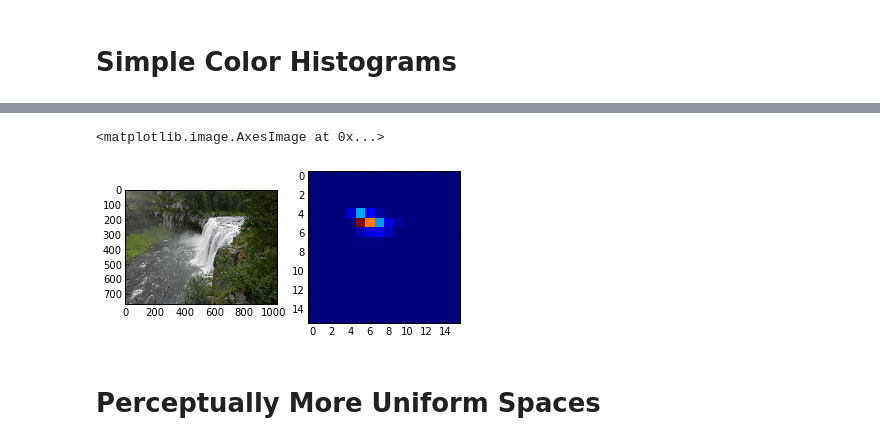
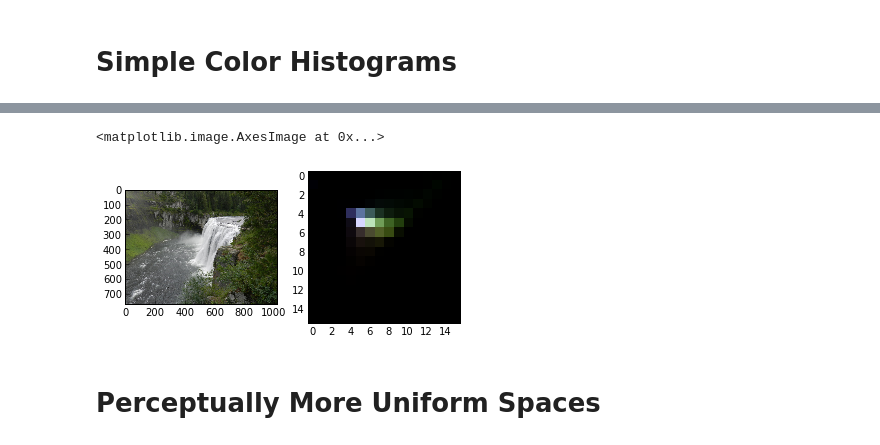
Before and after one commit to tmbdev-teaching/teaching-mmir, a Jupyter notebook: 14-color-histograms.ipynb, the cells around one changed output, grey strips where cells are left out. Saved outputs shown, nothing was run; the diff lists cells and outputs as text; code cells hidden in the pictures.

```diff
--- a/14-color-histograms.ipynb
+++ b/14-color-histograms.ipynb
@@ -27,4 +27,5 @@ imshow(cspace)
 # %%
+# color histogram in projected RGB space
 def chist(image,r=15):
     if image.dtype==dtype('B'): image = image/255.0
     result = zeros((r+1,r+1))
@@ -36,15 +37,17 @@ def chist(image,r=15):
     xy = array(rgb,'i')[:,:2]
     index = xy[:,0]*r+xy[:,1]
     counts = Counter(index)
-    for k,v in counts.items():
-        result[k//r,k%r] = v
+    for k,v in counts.items(): result[k//r,k%r] = v
     return result
-# %%
-image = imread("raw_images/DSCN0314.JPG")
-subplot(121); imshow(image)
-subplot(122); imshow(chist(image),interpolation='nearest')
-# %% [output]
-<matplotlib.image.AxesImage at 0x...>
-[figure, removed]
+# %%
+# computing a color histogram of an image
+image = imread("raw_images/DSCN0314.JPG")
+subplot(121); imshow(image)
+c = chist(image); c = c*1.0/amax(c)
+cs = (c[:,:,newaxis]**.5)*cspace[::16,::16,:]; cs = cs*1.0/amax(cs)
+subplot(122); imshow(cs,interpolation='nearest',cmap=cm.gray)
+# %% [output]
+<matplotlib.image.AxesImage at 0x...>
+[figure, added]
 # %% [markdown]
 # Perceptually More Uniform Spaces
```
Also changed, not shown: parts of 6 cells of this notebook.
